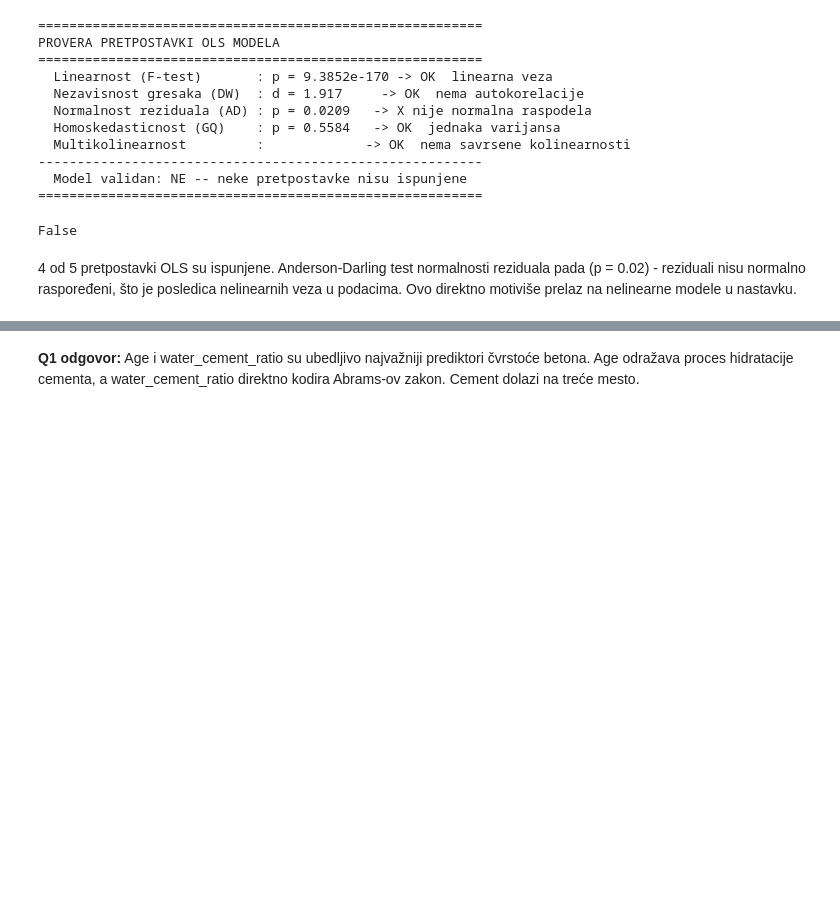
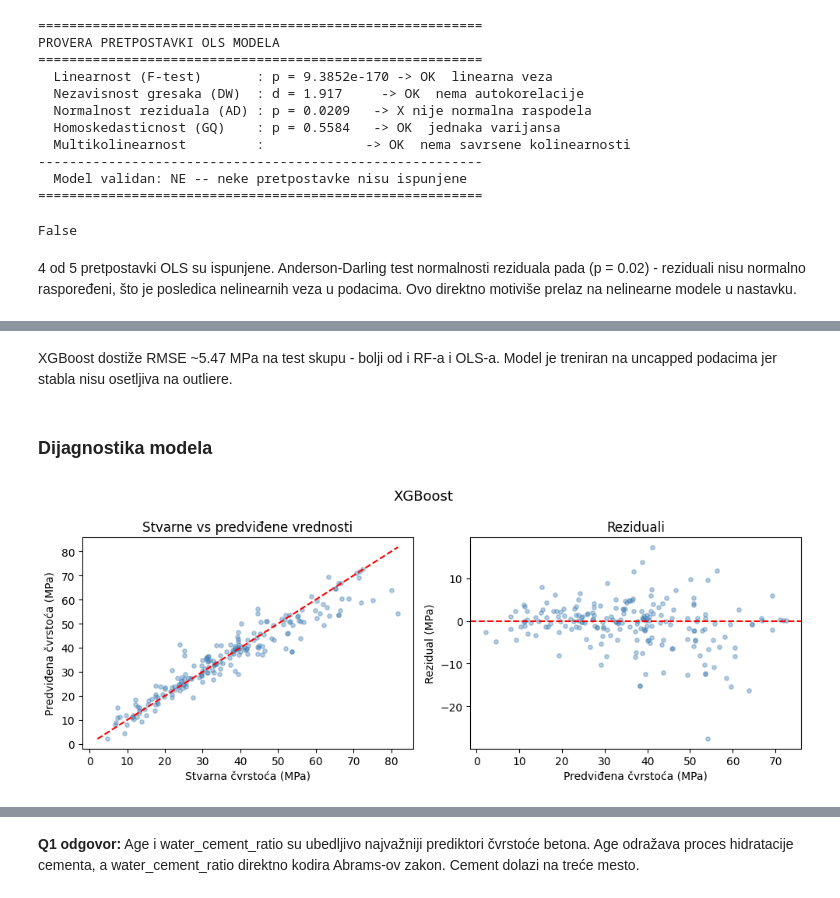
Before and after one commit to rev333nge/concrete-strength-prediction, a Jupyter notebook: notebook.ipynb, the cells around one changed output, grey strips where cells are left out. Cells and saved outputs as stored; diff of their text form; code cells hidden in the pictures; blank space fills up the shorter version.

```diff
--- a/notebook.ipynb
+++ b/notebook.ipynb
@@ -188,0 +221,4 @@ False
+# %%
+xgb = tune_xgb(x_train_u, y_train_u, x_val_u, y_val_u)
+results_xgb = evaluate_model(xgb, x_train_u, x_val_u, x_test_u, y_train_u, y_val_u, y_test_u)
+pd.DataFrame(results_xgb).T
@@ -188,0 +231,8 @@ False
+# %% [markdown]
+XGBoost dostiže RMSE ~5.47 MPa na test skupu - bolji od i RF-a i OLS-a. Model je treniran na uncapped podacima jer stabla nisu osetljiva na outliere.
+# %% [markdown]
+### Dijagnostika modela
+# %%
+plot_single_model_diagnostics("XGBoost", xgb, x_test_u, y_test_u)
+# %% [output]
+[figure, added]
```
Also changed, not shown: parts of 15 cells of this notebook, 3 other files.
